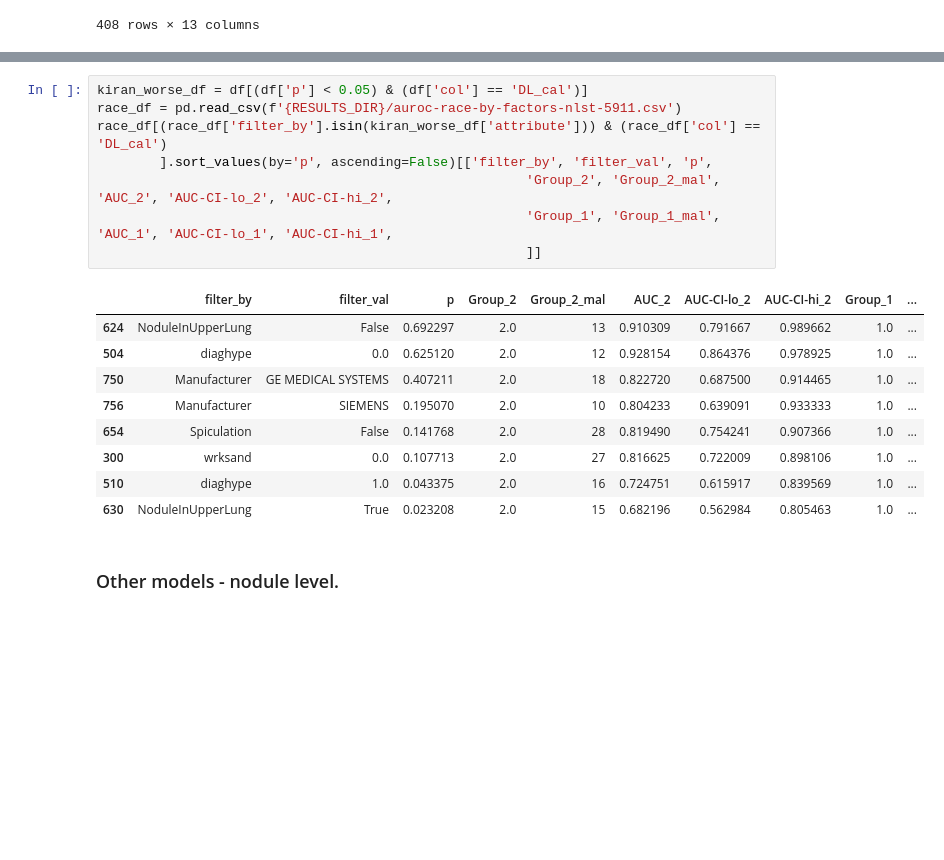
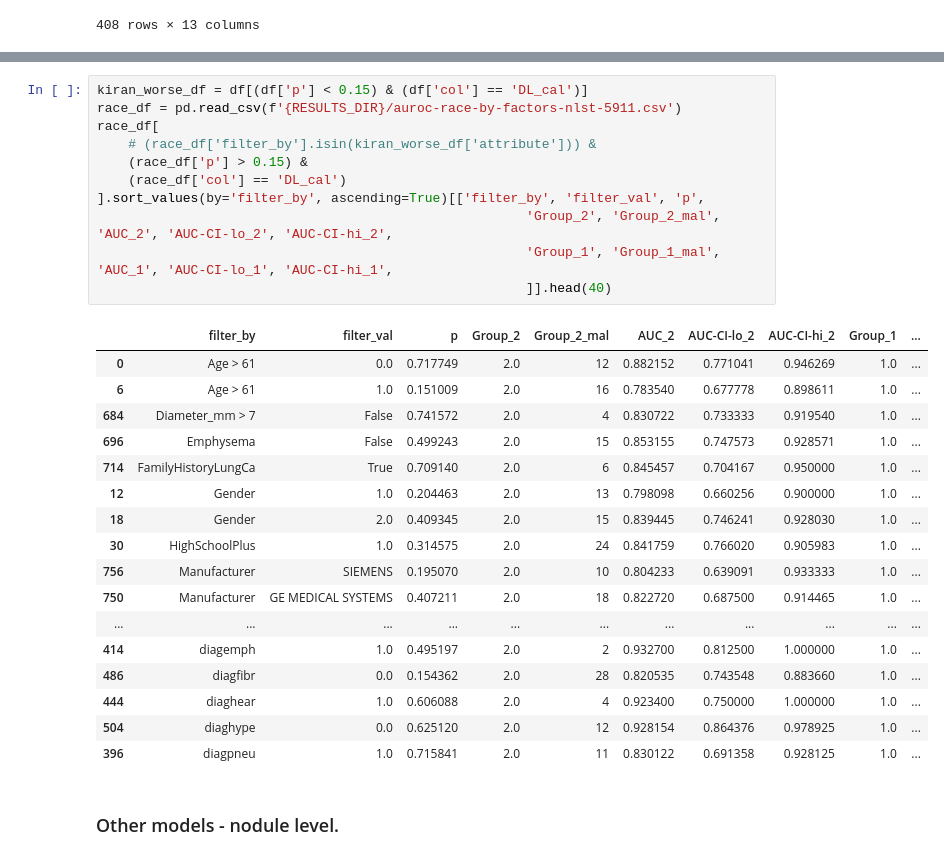
Before and after one commit to DIAGNijmegen/bodyct-lung-malignancy-fairness, a Jupyter notebook: save_all_results.ipynb, the cells around one changed output, grey strips where cells are left out. Drawn from its saved outputs; the diff is of its cells as text; blank space fills up the shorter version.

```diff
--- a/save_all_results.ipynb
+++ b/save_all_results.ipynb
@@ -572,21 +589,32 @@ overweight_df[(overweight_df['filter_by'].isin(sybil_worse_df['attribute'])) & (
 # %%
-kiran_worse_df = df[(df['p'] < 0.05) & (df['col'] == 'DL_cal')]
+kiran_worse_df = df[(df['p'] < 0.15) & (df['col'] == 'DL_cal')]
 race_df = pd.read_csv(f'{RESULTS_DIR}/auroc-race-by-factors-nlst-5911.csv')
-race_df[(race_df['filter_by'].isin(kiran_worse_df['attribute'])) & (race_df['col'] == 'DL_cal')
-        ].sort_values(by='p', ascending=False)[['filter_by', 'filter_val', 'p',
+race_df[
+    # (race_df['filter_by'].isin(kiran_worse_df['attribute'])) &
+    (race_df['p'] > 0.15) &
+    (race_df['col'] == 'DL_cal')
+].sort_values(by='filter_by', ascending=True)[['filter_by', 'filter_val', 'p',
                                                        'Group_2', 'Group_2_mal', 'AUC_2', 'AUC-CI-lo_2', 'AUC-CI-hi_2',
                                                        'Group_1', 'Group_1_mal', 'AUC_1', 'AUC-CI-lo_1', 'AUC-CI-hi_1',
-                                                       ]]
+                                                       ]].head(40)
 # %% [output]
 |  | filter_by | filter_val | p | Group_2 | Group_2_mal | AUC_2 | AUC-CI-lo_2 | AUC-CI-hi_2 | Group_1 | ... |
-| 624 | NoduleInUpperLung | False | 0.692297 | 2.0 | 13 | 0.910309 | 0.791667 | 0.989662 | 1.0 | ... |
+| 0 | Age > 61 | 0.0 | 0.717749 | 2.0 | 12 | 0.882152 | 0.771041 | 0.946269 | 1.0 | ... |
+| 6 | Age > 61 | 1.0 | 0.151009 | 2.0 | 16 | 0.783540 | 0.677778 | 0.898611 | 1.0 | ... |
+| 684 | Diameter_mm > 7 | False | 0.741572 | 2.0 | 4 | 0.830722 | 0.733333 | 0.919540 | 1.0 | ... |
+| 696 | Emphysema | False | 0.499243 | 2.0 | 15 | 0.853155 | 0.747573 | 0.928571 | 1.0 | ... |
+| 714 | FamilyHistoryLungCa | True | 0.709140 | 2.0 | 6 | 0.845457 | 0.704167 | 0.950000 | 1.0 | ... |
+| 12 | Gender | 1.0 | 0.204463 | 2.0 | 13 | 0.798098 | 0.660256 | 0.900000 | 1.0 | ... |
+| 18 | Gender | 2.0 | 0.409345 | 2.0 | 15 | 0.839445 | 0.746241 | 0.928030 | 1.0 | ... |
+| 30 | HighSchoolPlus | 1.0 | 0.314575 | 2.0 | 24 | 0.841759 | 0.766020 | 0.905983 | 1.0 | ... |
+| 756 | Manufacturer | SIEMENS | 0.195070 | 2.0 | 10 | 0.804233 | 0.639091 | 0.933333 | 1.0 | ... |
+| 750 | Manufacturer | GE MEDICAL SYSTEMS | 0.407211 | 2.0 | 18 | 0.822720 | 0.687500 | 0.914465 | 1.0 | ... |
+| ... | ... | ... | ... | ... | ... | ... | ... | ... | ... | ... |
+| 414 | diagemph | 1.0 | 0.495197 | 2.0 | 2 | 0.932700 | 0.812500 | 1.000000 | 1.0 | ... |
+| 486 | diagfibr | 0.0 | 0.154362 | 2.0 | 28 | 0.820535 | 0.743548 | 0.883660 | 1.0 | ... |
+| 444 | diaghear | 1.0 | 0.606088 | 2.0 | 4 | 0.923400 | 0.750000 | 1.000000 | 1.0 | ... |
 | 504 | diaghype | 0.0 | 0.625120 | 2.0 | 12 | 0.928154 | 0.864376 | 0.978925 | 1.0 | ... |
-| 750 | Manufacturer | GE MEDICAL SYSTEMS | 0.407211 | 2.0 | 18 | 0.822720 | 0.687500 | 0.914465 | 1.0 | ... |
-| 756 | Manufacturer | SIEMENS | 0.195070 | 2.0 | 10 | 0.804233 | 0.639091 | 0.933333 | 1.0 | ... |
-| 654 | Spiculation | False | 0.141768 | 2.0 | 28 | 0.819490 | 0.754241 | 0.907366 | 1.0 | ... |
-| 300 | wrksand | 0.0 | 0.107713 | 2.0 | 27 | 0.816625 | 0.722009 | 0.898106 | 1.0 | ... |
-| 510 | diaghype | 1.0 | 0.043375 | 2.0 | 16 | 0.724751 | 0.615917 | 0.839569 | 1.0 | ... |
-| 630 | NoduleInUpperLung | True | 0.023208 | 2.0 | 15 | 0.682196 | 0.562984 | 0.805463 | 1.0 | ... |
+| 396 | diagpneu | 1.0 | 0.715841 | 2.0 | 11 | 0.830122 | 0.691358 | 0.928125 | 1.0 | ... |
 # %% [markdown]
 ### Other models - nodule level.
 # %%
```
Also changed, not shown: parts of 4 cells of this notebook, 2 other files.
